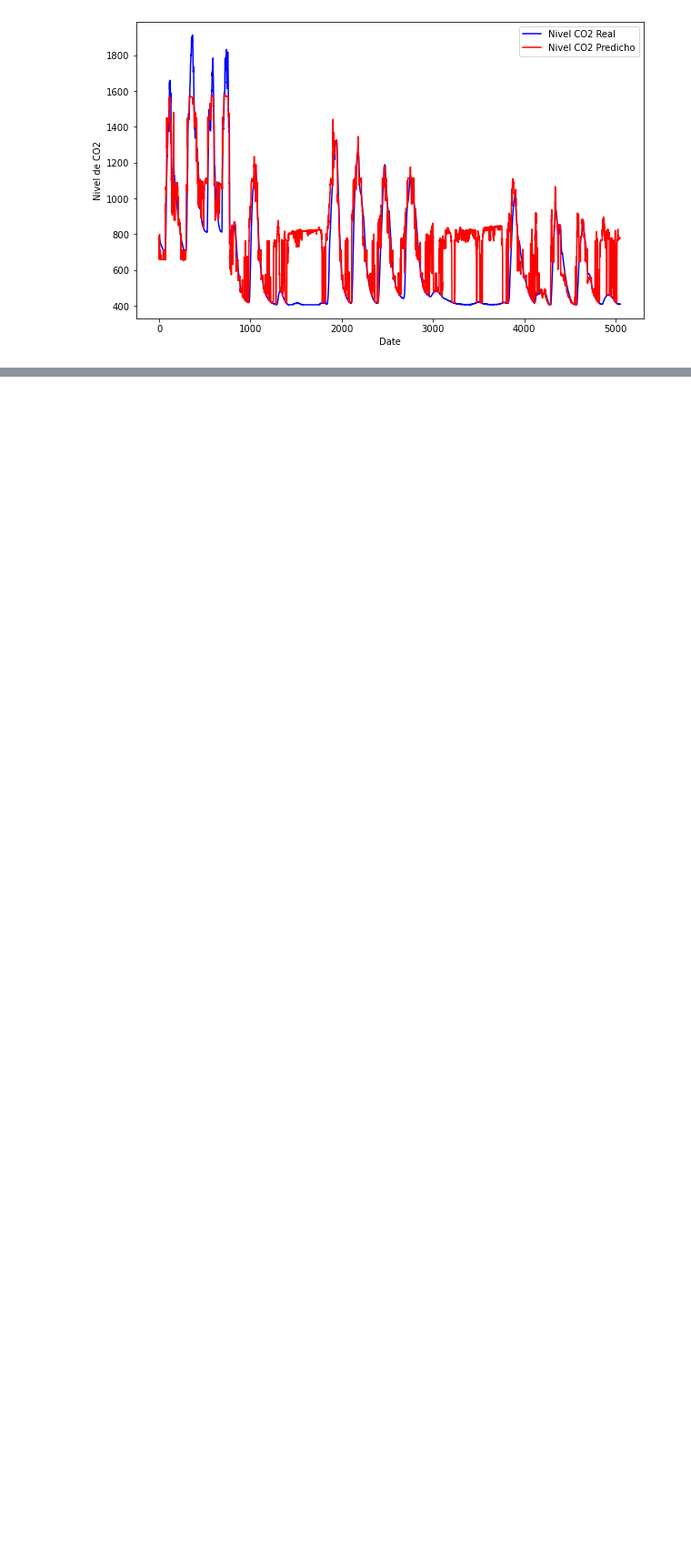
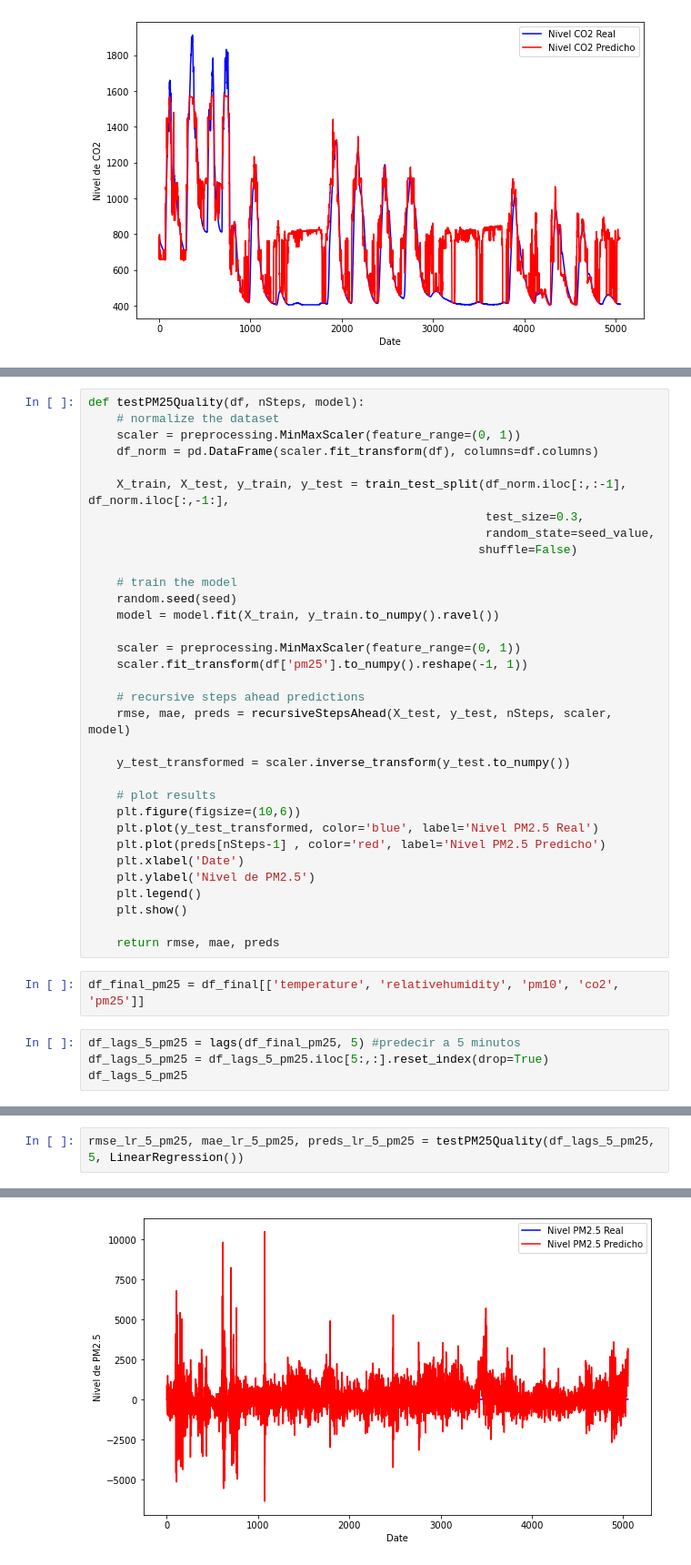
Before and after one commit to CenticMurcia/proyecto-CO2, a Jupyter notebook: Pruebas Modelos Sencillos.ipynb, the cells around one changed output, grey strips where cells are left out. Shown at 91% size. Cells and saved outputs as stored; diff of their text form; blank space fills up the shorter version.

```diff
--- a/Pruebas Modelos Sencillos.ipynb
+++ b/Pruebas Modelos Sencillos.ipynb
@@ -517,0 +555,39 @@ MAE 154.65
+# %%
+def testPM25Quality(df, nSteps, model):
+    # normalize the dataset
+    scaler = preprocessing.MinMaxScaler(feature_range=(0, 1))
+    df_norm = pd.DataFrame(scaler.fit_transform(df), columns=df.columns)
+
+    X_train, X_test, y_train, y_test = train_test_split(df_norm.iloc[:,:-1], df_norm.iloc[:,-1:],
+                                                        test_size=0.3,
+                                                        random_state=seed_value,
+                                                       shuffle=False)
+
+    # train the model
+    random.seed(seed)
+    model = model.fit(X_train, y_train.to_numpy().ravel())
+
+    scaler = preprocessing.MinMaxScaler(feature_range=(0, 1))
+    scaler.fit_transform(df['pm25'].to_numpy().reshape(-1, 1))
+
+    # recursive steps ahead predictions
+    rmse, mae, preds = recursiveStepsAhead(X_test, y_test, nSteps, scaler, model)
+
+    y_test_transformed = scaler.inverse_transform(y_test.to_numpy())
+
+    # plot results
+    plt.figure(figsize=(10,6))
+    plt.plot(y_test_transformed, color='blue', label='Nivel PM2.5 Real')
+    plt.plot(preds[nSteps-1] , color='red', label='Nivel PM2.5 Predicho')
+    plt.xlabel('Date')
+    plt.ylabel('Nivel de PM2.5')
+    plt.legend()
+    plt.show()
+
+    return rmse, mae, preds
+# %%
+df_final_pm25 = df_final[['temperature', 'relativehumidity', 'pm10', 'co2', 'pm25']]
+# %%
+df_lags_5_pm25 = lags(df_final_pm25, 5) #predecir a 5 minutos
+df_lags_5_pm25 = df_lags_5_pm25.iloc[5:,:].reset_index(drop=True)
+df_lags_5_pm25
@@ -517,0 +646,3 @@ MAE 154.65
+# %%
+rmse_lr_5_pm25, mae_lr_5_pm25, preds_lr_5_pm25 = testPM25Quality(df_lags_5_pm25, 5, LinearRegression())
+# %% [output]
@@ -517,0 +664 @@ MAE 154.65
+[figure, added]
```
Also changed, not shown: parts of 29 cells of this notebook.
